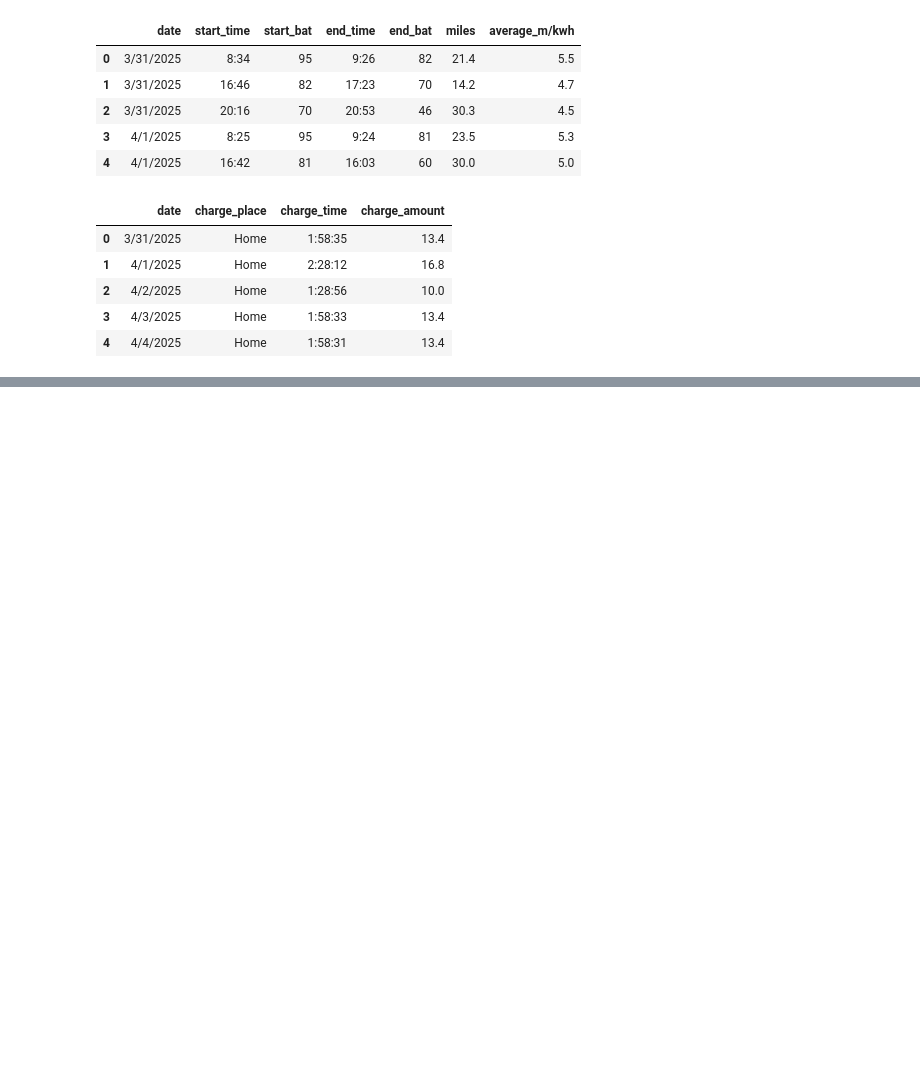
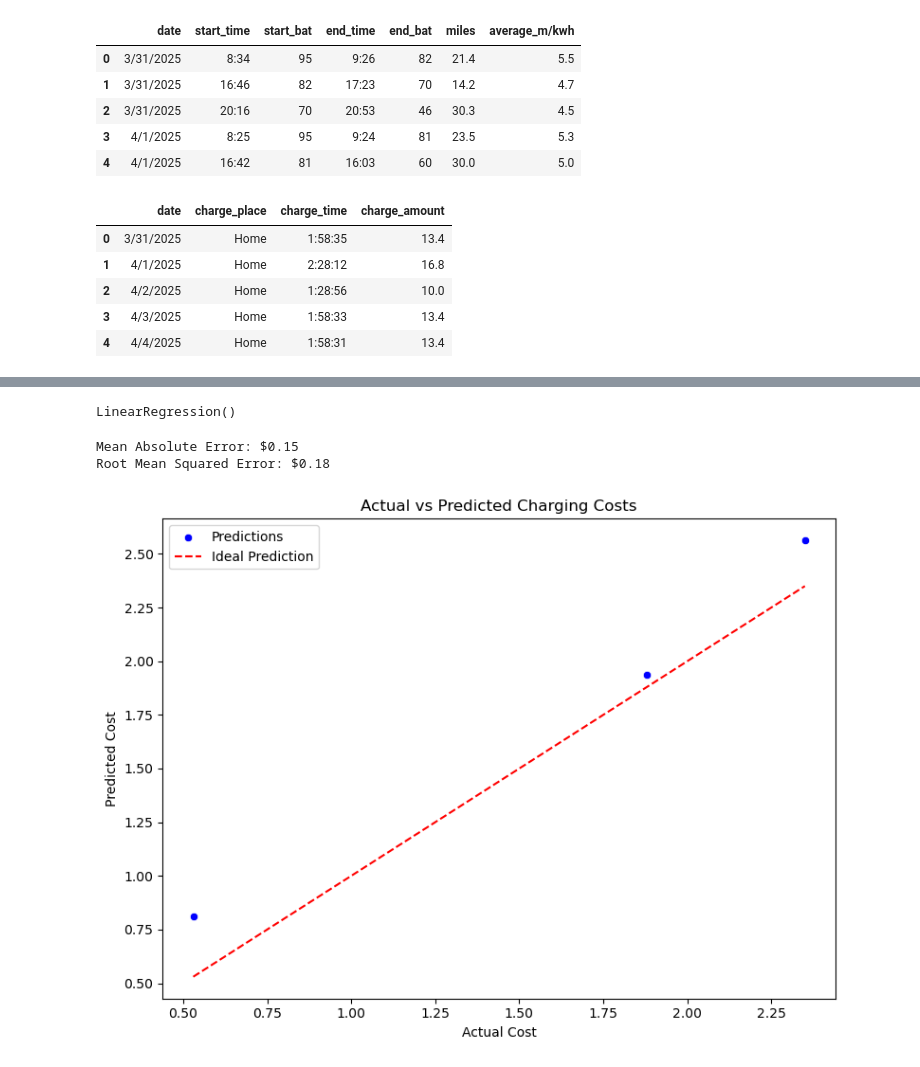
Before and after one commit to gnilwobnnej/car, a Jupyter notebook: Electric Car.ipynb, the cells around one changed output, grey strips where cells are left out. Saved outputs shown, nothing was run; the diff lists cells and outputs as text; code cells hidden in the pictures; blank space fills up the shorter version.

Commit message:
Updated charge and driving csv and added more charts

```diff
--- a/Electric Car.ipynb
+++ b/Electric Car.ipynb
@@ -94,0 +178,43 @@ The total cost if I had a gas car would be: $37.51 and the total charge is $9.39
+# %%
+X_train, X_test, y_train, y_test = train_test_split(features, target, test_size=0.2, random_state=42)
+
+model = LinearRegression()
+model.fit(X_train, y_train)
+# %% [output]
+LinearRegression()
+# %%
+preds = model.predict(X_test)
+
+mae = mean_absolute_error(y_test, preds)
+rmse = np.sqrt(mean_squared_error(y_test, preds))
+
+print(f"Mean Absolute Error: ${mae:.2f}")
+print(f"Root Mean Squared Error: ${rmse:.2f}")
+# %% [output]
+Mean Absolute Error: $0.15
+Root Mean Squared Error: $0.18
+# %%
+y_test_reset = pd.Series(y_test).reset_index(drop=True)
+preds_reset = pd.Series(preds).reset_index(drop=True)
+
+# Create a DataFrame with aligned actual vs predicted
+results_df = pd.DataFrame({
+    'Actual Cost': y_test_reset,
+    'Predicted Cost': preds_reset
+})
+
+# Plot
+plt.figure(figsize=(8, 6))
+sb.scatterplot(data=results_df, x='Actual Cost', y='Predicted Cost', label='Predictions', color='blue')
+plt.plot([results_df['Actual Cost'].min(), results_df['Actual Cost'].max()],
+         [results_df['Actual Cost'].min(), results_df['Actual Cost'].max()],
+         'r--', label='Ideal Prediction')
+
+plt.xlabel("Actual Cost")
+plt.ylabel("Predicted Cost")
+plt.title("Actual vs Predicted Charging Costs")
+plt.legend()
+plt.tight_layout()
+plt.show()
+# %% [output]
+[figure, added]
```
Also changed, not shown: parts of 8 cells of this notebook, 2 other files.
